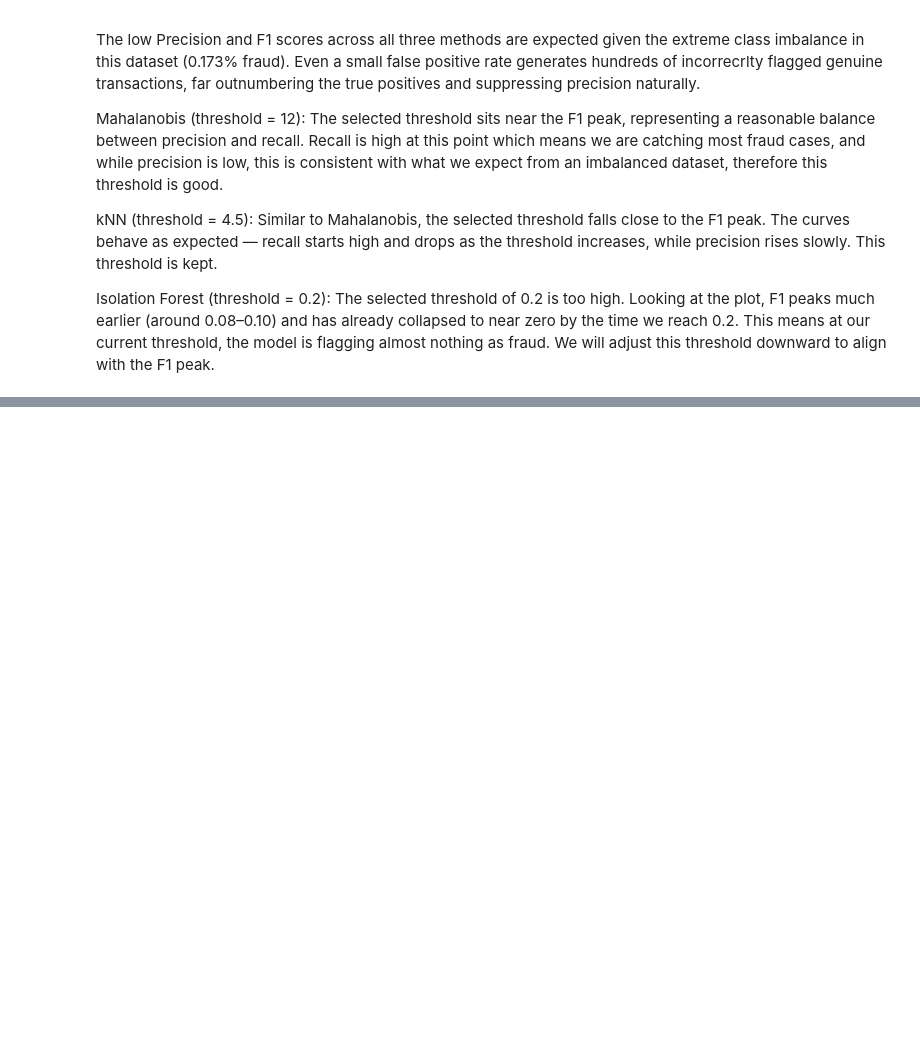
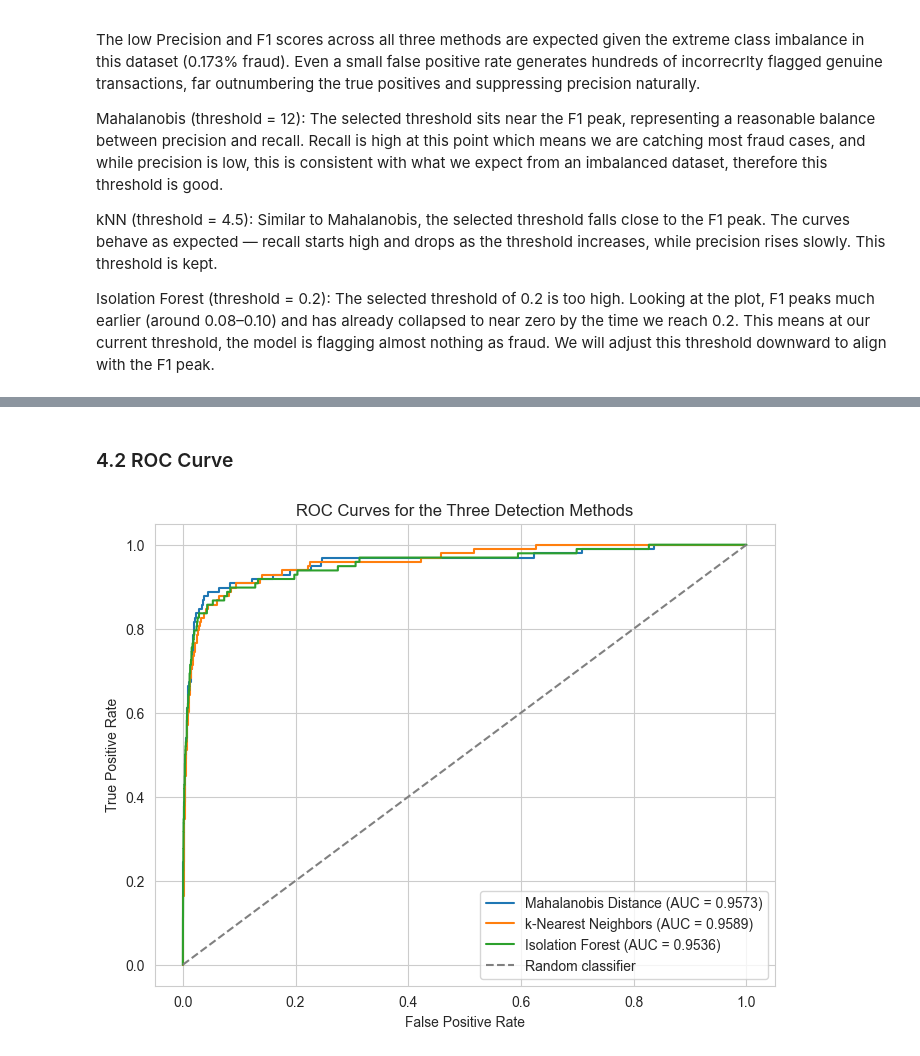
Before and after one commit to YaaqoobC/ECE447_Group_Project_Anomaly_Detection_Fall_2026, a Jupyter notebook: anomaly_detection.ipynb, the cells around one changed output, grey strips where cells are left out. Saved outputs shown, nothing was run; the diff lists cells and outputs as text; code cells hidden in the pictures; blank space fills up the shorter version.

```diff
--- a/anomaly_detection.ipynb
+++ b/anomaly_detection.ipynb
@@ -393,0 +456,28 @@ Isolation Forest (threshold = 0.2): The selected threshold of 0.2 is too high. L
+# %% [markdown]
+### 4.2 ROC Curve
+# %%
+# For ROC we need scores where larger value means "more anomalous"
+scores_if_roc = -scores_if_test
+
+roc_inputs = {
+    'Mahalanobis Distance': scores_mahal_test,
+    'k-Nearest Neighbors': scores_knn_test,
+    'Isolation Forest': scores_if_roc
+}
+
+plt.figure(figsize=(8, 6))
+
+for name, scores in roc_inputs.items():
+    fpr, tpr, _ = roc_curve(y_test, scores)
+    auc_value = roc_auc_score(y_test, scores)
+    plt.plot(fpr, tpr, label=f'{name} (AUC = {auc_value:.4f})')
+
+plt.plot([0, 1], [0, 1], linestyle='--', color='gray', label='Random classifier')
+plt.xlabel('False Positive Rate')
+plt.ylabel('True Positive Rate')
+plt.title('ROC Curves for the Three Detection Methods')
+plt.legend()
+plt.grid(True)
+plt.show()
+# %% [output]
+[figure, added]
```
Also changed, not shown: parts of 10 cells of this notebook.
